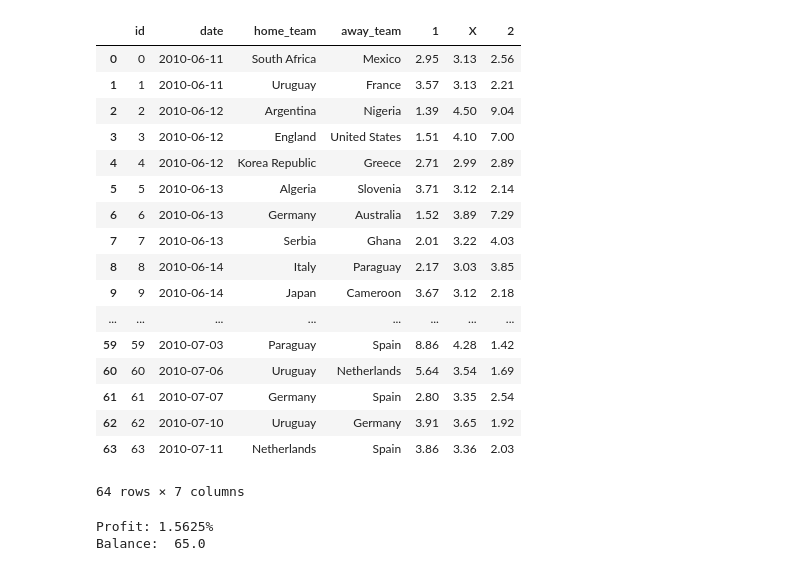
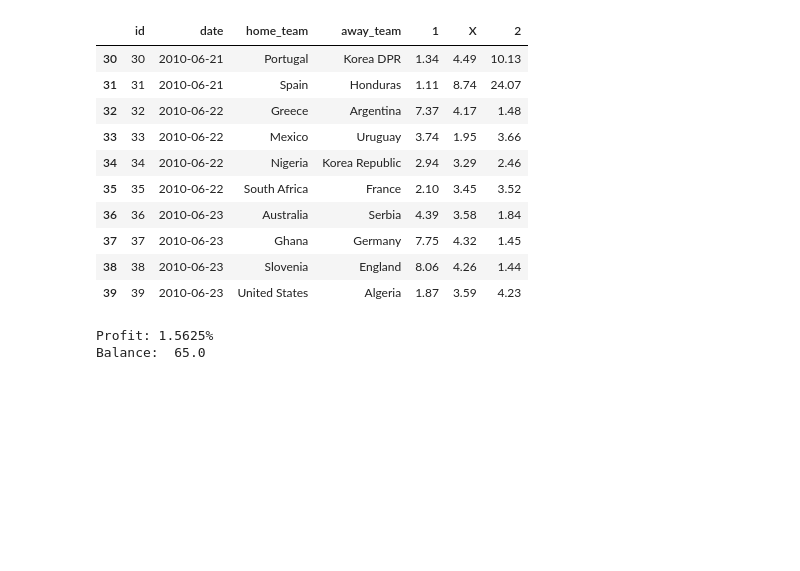
Before and after one commit to Villux/world_cup, a Jupyter notebook: outcome_simulation_results_wc2010.ipynb, the cells around one changed output. Drawn from its saved outputs; the diff is of its cells as text; code cells hidden in the pictures; blank space fills up the shorter version.

```diff
--- a/outcome_simulation_results_wc2010.ipynb
+++ b/outcome_simulation_results_wc2010.ipynb
@@ -47,26 +47,19 @@ tournament_simulation
 64 rows × 12 columns
 # %%
 match_bets = pd.read_csv('data/original/wc_2010_bets.csv')
-match_bets
+match_bets[30:40]
 # %% [output]
 |  | id | date | home_team | away_team | 1 | X | 2 |
-| 0 | 0 | 2010-06-11 | South Africa | Mexico | 2.95 | 3.13 | 2.56 |
-| 1 | 1 | 2010-06-11 | Uruguay | France | 3.57 | 3.13 | 2.21 |
-| 2 | 2 | 2010-06-12 | Argentina | Nigeria | 1.39 | 4.50 | 9.04 |
-| 3 | 3 | 2010-06-12 | England | United States | 1.51 | 4.10 | 7.00 |
-| 4 | 4 | 2010-06-12 | Korea Republic | Greece | 2.71 | 2.99 | 2.89 |
-| 5 | 5 | 2010-06-13 | Algeria | Slovenia | 3.71 | 3.12 | 2.14 |
-| 6 | 6 | 2010-06-13 | Germany | Australia | 1.52 | 3.89 | 7.29 |
-| 7 | 7 | 2010-06-13 | Serbia | Ghana | 2.01 | 3.22 | 4.03 |
-| 8 | 8 | 2010-06-14 | Italy | Paraguay | 2.17 | 3.03 | 3.85 |
-| 9 | 9 | 2010-06-14 | Japan | Cameroon | 3.67 | 3.12 | 2.18 |
-| ... | ... | ... | ... | ... | ... | ... | ... |
-| 59 | 59 | 2010-07-03 | Paraguay | Spain | 8.86 | 4.28 | 1.42 |
-| 60 | 60 | 2010-07-06 | Uruguay | Netherlands | 5.64 | 3.54 | 1.69 |
-| 61 | 61 | 2010-07-07 | Germany | Spain | 2.80 | 3.35 | 2.54 |
-| 62 | 62 | 2010-07-10 | Uruguay | Germany | 3.91 | 3.65 | 1.92 |
-| 63 | 63 | 2010-07-11 | Netherlands | Spain | 3.86 | 3.36 | 2.03 |
+| 30 | 30 | 2010-06-21 | Portugal | Korea DPR | 1.34 | 4.49 | 10.13 |
+| 31 | 31 | 2010-06-21 | Spain | Honduras | 1.11 | 8.74 | 24.07 |
+| 32 | 32 | 2010-06-22 | Greece | Argentina | 7.37 | 4.17 | 1.48 |
+| 33 | 33 | 2010-06-22 | Mexico | Uruguay | 3.74 | 1.95 | 3.66 |
+| 34 | 34 | 2010-06-22 | Nigeria | Korea Republic | 2.94 | 3.29 | 2.46 |
+| 35 | 35 | 2010-06-22 | South Africa | France | 2.10 | 3.45 | 3.52 |
+| 36 | 36 | 2010-06-23 | Australia | Serbia | 4.39 | 3.58 | 1.84 |
+| 37 | 37 | 2010-06-23 | Ghana | Germany | 7.75 | 4.32 | 1.45 |
+| 38 | 38 | 2010-06-23 | Slovenia | England | 8.06 | 4.26 | 1.44 |
+| 39 | 39 | 2010-06-23 | United States | Algeria | 1.87 | 3.59 | 4.23 |
-64 rows × 7 columns
 # %%
 y_pred = tournament_simulation["outcome"].values
 y_true = tournament_simulation["true_outcome"].values
```
Also changed, not shown: parts of 4 cells of this notebook, 12 other files.
